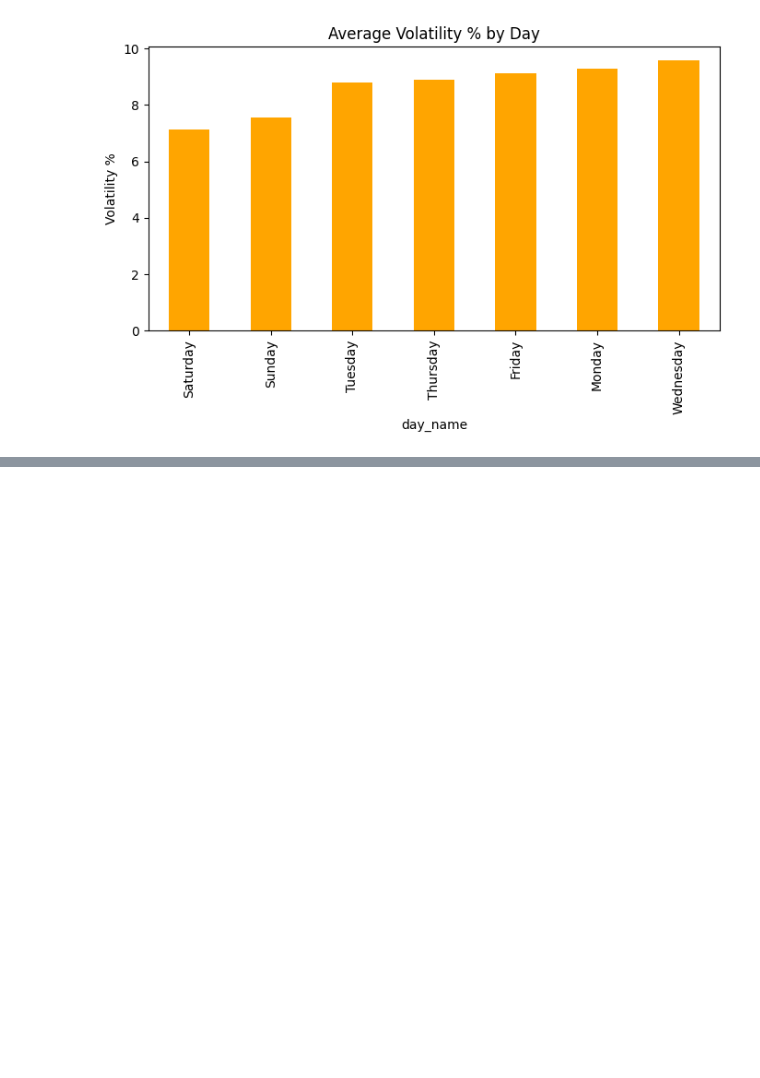
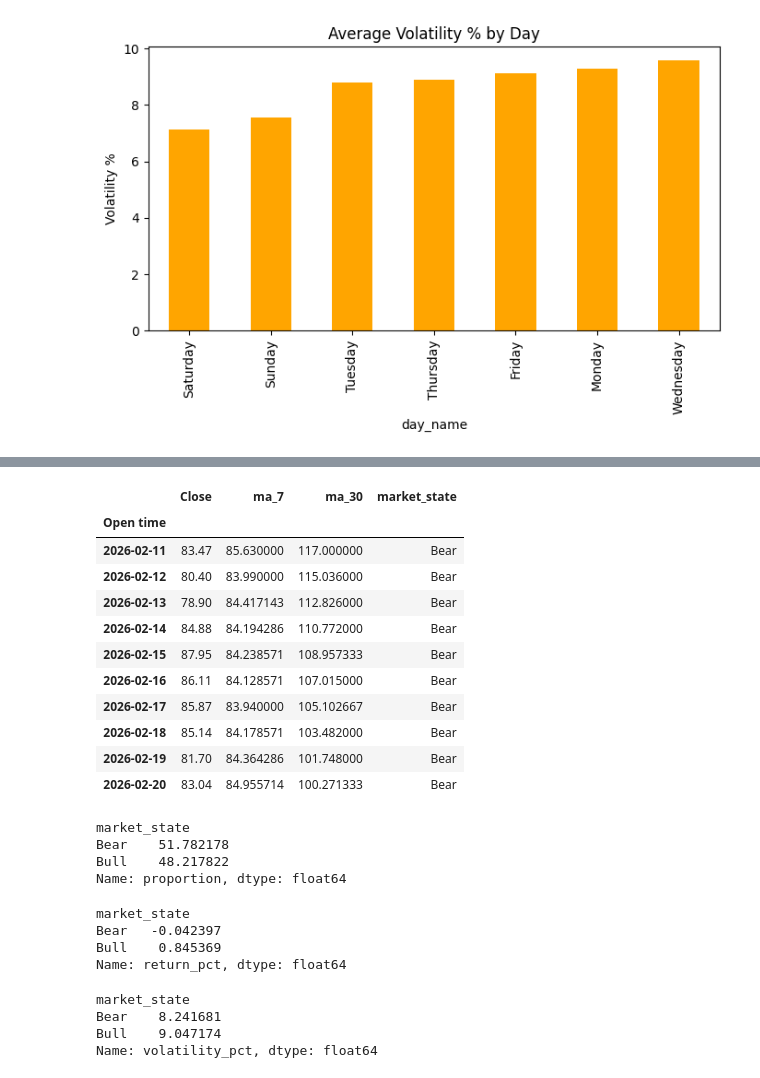
Before and after one commit to DakshC17/Solana_Price_Analysis, a Jupyter notebook: notebooks/solana_analysis.ipynb, the cells around one changed output, grey strips where cells are left out. Saved outputs shown, nothing was run; the diff lists cells and outputs as text; code cells hidden in the pictures; blank space fills up the shorter version.

```diff
--- a/notebooks/solana_analysis.ipynb
+++ b/notebooks/solana_analysis.ipynb
@@ -194,0 +261,37 @@ plt.show()
+# %%
+df["market_state"] = ["Bull" if x > y else "Bear" for x , y in zip(df["ma_7"],df["ma_30"])]
+df[['Close','ma_7','ma_30','market_state']].tail(10)
+# %% [output]
+|  | Close | ma_7 | ma_30 | market_state |
+| Open time |  |  |  |  |
+| 2026-02-11 | 83.47 | 85.630000 | 117.000000 | Bear |
+| 2026-02-12 | 80.40 | 83.990000 | 115.036000 | Bear |
+| 2026-02-13 | 78.90 | 84.417143 | 112.826000 | Bear |
+| 2026-02-14 | 84.88 | 84.194286 | 110.772000 | Bear |
+| 2026-02-15 | 87.95 | 84.238571 | 108.957333 | Bear |
+| 2026-02-16 | 86.11 | 84.128571 | 107.015000 | Bear |
+| 2026-02-17 | 85.87 | 83.940000 | 105.102667 | Bear |
+| 2026-02-18 | 85.14 | 84.178571 | 103.482000 | Bear |
+| 2026-02-19 | 81.70 | 84.364286 | 101.748000 | Bear |
+| 2026-02-20 | 83.04 | 84.955714 | 100.271333 | Bear |
+# %%
+df['market_state'].value_counts(normalize=True) * 100
+# %% [output]
+market_state
+Bear    51.782178
+Bull    48.217822
+Name: proportion, dtype: float64
+# %%
+df.groupby('market_state')['return_pct'].mean()
+# %% [output]
+market_state
+Bear   -0.042397
+Bull    0.845369
+Name: return_pct, dtype: float64
+# %%
+df.groupby('market_state')['volatility_pct'].mean()
+# %% [output]
+market_state
+Bear    8.241681
+Bull    9.047174
+Name: volatility_pct, dtype: float64
```
Also changed, not shown: parts of 8 cells of this notebook.
